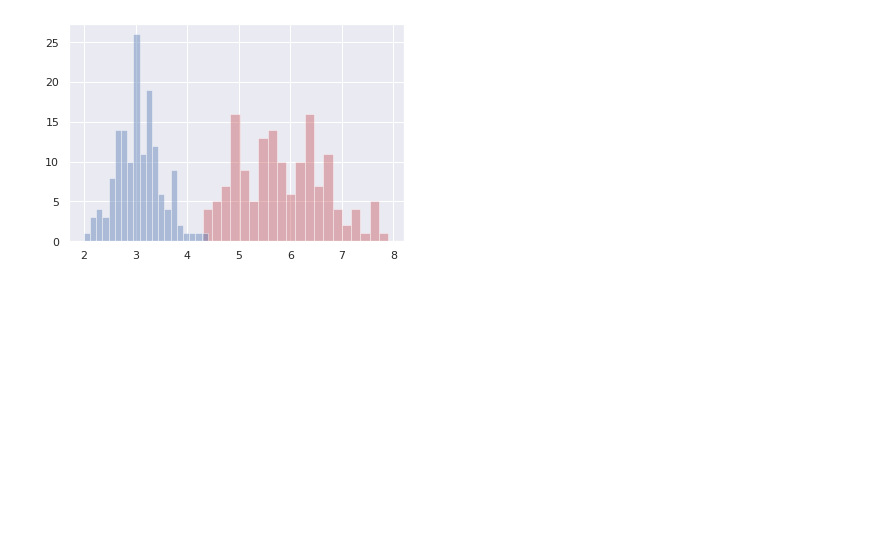
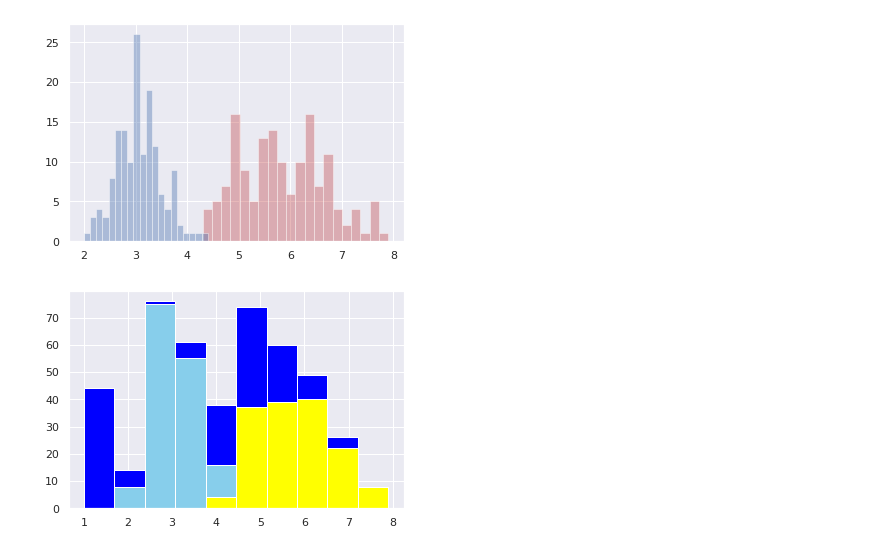
Before and after one commit to sohdacafe/cheat_sheet, a Jupyter notebook: matplotlib_cheat_sheet.ipynb, the cells around one changed output. Saved outputs shown, nothing was run; the diff lists cells and outputs as text; code cells hidden in the pictures; blank space fills up the shorter version.

```diff
--- a/matplotlib_cheat_sheet.ipynb
+++ b/matplotlib_cheat_sheet.ipynb
@@ -74,3 +74,12 @@ sns.distplot(df_1, kde=False, bins=20, color="b")
 # %% [output]
 <matplotlib.axes._subplots.AxesSubplot at 0x...>
 [figure]
+# %%
+# 複数のヒストグラムの描画
+X1 = df['sepal length (cm)']
+X2 = df['sepal width (cm)']
+X3 = df['petal length (cm)']
+plt.hist([X1, X2, X3], bins=10, color=['yellow', 'skyblue', 'blue'], label=['X1', 'X2', 'X3'], stacked=True)
+plt.show()
+# %% [output]
+[figure, added]
```
Also changed, not shown: parts of 4 cells of this notebook.
